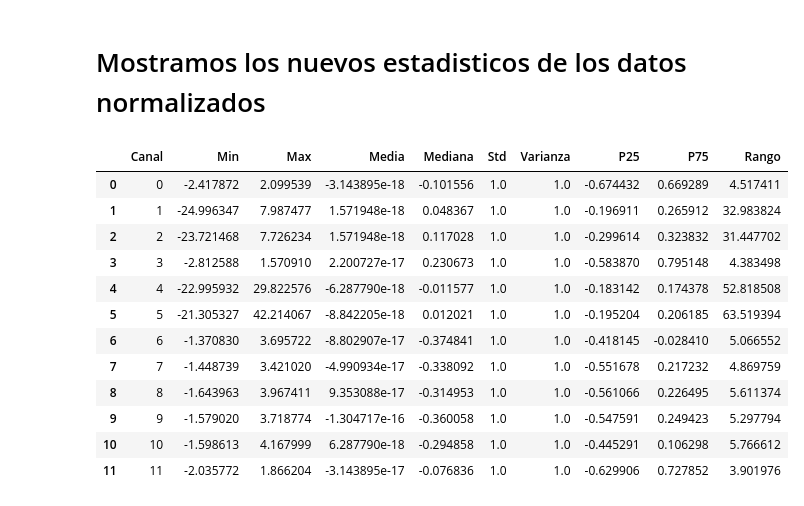
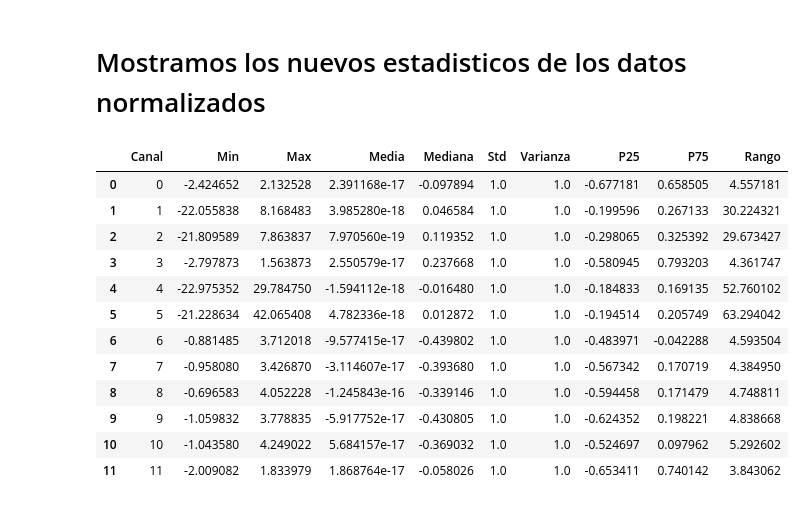
Before and after one commit to Edgarong17/Reto-Primer-Parcial-REHAB, a Jupyter notebook: Limpieza_de_datos_V2.ipynb, the cells around one changed output. Drawn from its saved outputs; the diff is of its cells as text; code cells hidden in the pictures.

```diff
--- a/Limpieza_de_datos_V2.ipynb
+++ b/Limpieza_de_datos_V2.ipynb
@@ -904,8 +938,10 @@ stds_train = np.zeros(num_canales)
 
 for canal in range(num_canales):
     valores_reales = []
+    sensor_idx = 0 if canal < 6 else 1
+
     for muestra in range(X_train.shape[0]):
-        longitud = t_train[muestra]
+        longitud = t_train[muestra, sensor_idx]
         señal = X_train[muestra, :longitud, canal]
         valores_reales.extend(señal)
 
@@ -921,15 +957,29 @@ scaler.var_ = stds_train ** 2
 # %% [markdown]
 Calculamos los estadisticos de media y de desviacion estandar de los canales del conjunto de entrenamiento considerando el padding. Se inicializa el scalador de StandardScaler utilizando estos valores.
 # %%
-
-# Funcion para transformar los datos con padding, aplicando el escalado solo a la porción de la señal que contiene datos reales
+# Función para transformar los datos manteniendo el padding en cero.
+# Cada grupo de 6 canales usa la longitud real de su propio sensor.
 def transformar_con_padding(X_data, t_real_data, scaler_fit):
     X_scaled = X_data.copy().astype(float)
+
     for muestra in range(X_data.shape[0]):
-        longitud = t_real_data[muestra]
-        # Escalamos únicamente la porción con señal real
-        X_scaled[muestra, :longitud, :] = scaler_fit.transform(X_data[muestra, :longitud, :])
-        # El resto (de 'longitud' en adelante) se mantiene como 0 (padding)
+        longitud_s1 = t_real_data[muestra, 0]
+        longitud_s2 = t_real_data[muestra, 1]
+
+        # Sensor 1: canales 0-5
+        if longitud_s1 > 0:
+            X_scaled[muestra, :longitud_s1, :6] = (
+                X_data[muestra, :longitud_s1, :6] - scaler_fit.mean_[:6]
+            ) / scaler_fit.scale_[:6]
+        X_scaled[muestra, longitud_s1:, :6] = 0
+
+        # Sensor 2: canales 6-11
+        if longitud_s2 > 0:
+            X_scaled[muestra, :longitud_s2, 6:] = (
+                X_data[muestra, :longitud_s2, 6:] - scaler_fit.mean_[6:]
+            ) / scaler_fit.scale_[6:]
+        X_scaled[muestra, longitud_s2:, 6:] = 0
+
     return X_scaled
 
 X_train_norm = transformar_con_padding(X_train, t_train, scaler)
@@ -937,44 +987,47 @@ X_test_norm = transformar_con_padding(X_test, t_test, scaler)
 # %% [markdown]
 # Mostramos los nuevos estadisticos de los datos normalizados
 # %%
-# Mostramos los estadisticos de los datos normalizados para verificar que la media sea cercana a 0 y la desviación estándar cercana a 1
+# Mostramos los estadísticos normalizados usando la longitud real del sensor
+# al que pertenece cada canal.
 estadisticas_norm = []
 
 for canal in range(X_train_norm.shape[2]):
     valores_reales = []
+    sensor_idx = 0 if canal < 6 else 1
+
     for muestra in range(X_train_norm.shape[0]):
-        longitud = t_train[muestra]
+        longitud = t_train[muestra, sensor_idx]
         señal = X_train_norm[muestra, :longitud, canal]
         valores_reales.extend(señal)
 
     valores_reales = np.array(valores_reales)
 
     estadisticas_norm.append({
         "Canal": canal,
         "Min": np.min(valores_reales),
         "Max": np.max(valores_reales),
         "Media": np.mean(valores_reales),
         "Mediana": np.median(valores_reales),
         "Std": np.std(valores_reales),
         "Varianza": np.var(valores_reales),
         "P25": np.percentile(valores_reales, 25),
         "P75": np.percentile(valores_reales, 75),
         "Rango": np.max(valores_reales) - np.min(valores_reales)
     })
 
 df_stats_norm = pd.DataFrame(estadisticas_norm)
 display(df_stats_norm)
 # %% [output]
 |  | Canal | Min | Max | Media | Mediana | Std | Varianza | P25 | P75 | Rango |
-| 0 | 0 | -2.417872 | 2.099539 | -3.143895e-18 | -0.101556 | 1.0 | 1.0 | -0.674432 | 0.669289 | 4.517411 |
-| 1 | 1 | -24.996347 | 7.987477 | 1.571948e-18 | 0.048367 | 1.0 | 1.0 | -0.196911 | 0.265912 | 32.983824 |
-| 2 | 2 | -23.721468 | 7.726234 | 1.571948e-18 | 0.117028 | 1.0 | 1.0 | -0.299614 | 0.323832 | 31.447702 |
-| 3 | 3 | -2.812588 | 1.570910 | 2.200727e-17 | 0.230673 | 1.0 | 1.0 | -0.583870 | 0.795148 | 4.383498 |
-| 4 | 4 | -22.995932 | 29.822576 | -6.287790e-18 | -0.011577 | 1.0 | 1.0 | -0.183142 | 0.174378 | 52.818508 |
-| 5 | 5 | -21.305327 | 42.214067 | -8.842205e-18 | 0.012021 | 1.0 | 1.0 | -0.195204 | 0.206185 | 63.519394 |
-| 6 | 6 | -1.370830 | 3.695722 | -8.802907e-17 | -0.374841 | 1.0 | 1.0 | -0.418145 | -0.028410 | 5.066552 |
-| 7 | 7 | -1.448739 | 3.421020 | -4.990934e-17 | -0.338092 | 1.0 | 1.0 | -0.551678 | 0.217232 | 4.869759 |
-| 8 | 8 | -1.643963 | 3.967411 | 9.353088e-17 | -0.314953 | 1.0 | 1.0 | -0.561066 | 0.226495 | 5.611374 |
-| 9 | 9 | -1.579020 | 3.718774 | -1.304717e-16 | -0.360058 | 1.0 | 1.0 | -0.547591 | 0.249423 | 5.297794 |
-| 10 | 10 | -1.598613 | 4.167999 | 6.287790e-18 | -0.294858 | 1.0 | 1.0 | -0.445291 | 0.106298 | 5.766612 |
-| 11 | 11 | -2.035772 | 1.866204 | -3.143895e-17 | -0.076836 | 1.0 | 1.0 | -0.629906 | 0.727852 | 3.901976 |
+| 0 | 0 | -2.424652 | 2.132528 | 2.391168e-17 | -0.097894 | 1.0 | 1.0 | -0.677181 | 0.658505 | 4.557181 |
+| 1 | 1 | -22.055838 | 8.168483 | 3.985280e-18 | 0.046584 | 1.0 | 1.0 | -0.199596 | 0.267133 | 30.224321 |
+| 2 | 2 | -21.809589 | 7.863837 | 7.970560e-19 | 0.119352 | 1.0 | 1.0 | -0.298065 | 0.325392 | 29.673427 |
+| 3 | 3 | -2.797873 | 1.563873 | 2.550579e-17 | 0.237668 | 1.0 | 1.0 | -0.580945 | 0.793203 | 4.361747 |
+| 4 | 4 | -22.975352 | 29.784750 | -1.594112e-18 | -0.016480 | 1.0 | 1.0 | -0.184833 | 0.169135 | 52.760102 |
+| 5 | 5 | -21.228634 | 42.065408 | 4.782336e-18 | 0.012872 | 1.0 | 1.0 | -0.194514 | 0.205749 | 63.294042 |
+| 6 | 6 | -0.881485 | 3.712018 | -9.577415e-17 | -0.439802 | 1.0 | 1.0 | -0.483971 | -0.042288 | 4.593504 |
+| 7 | 7 | -0.958080 | 3.426870 | -3.114607e-17 | -0.393680 | 1.0 | 1.0 | -0.567342 | 0.170719 | 4.384950 |
+| 8 | 8 | -0.696583 | 4.052228 | -1.245843e-16 | -0.339146 | 1.0 | 1.0 | -0.594458 | 0.171479 | 4.748811 |
+| 9 | 9 | -1.059832 | 3.778835 | -5.917752e-17 | -0.430805 | 1.0 | 1.0 | -0.624352 | 0.198221 | 4.838668 |
+| 10 | 10 | -1.043580 | 4.249022 | 5.684157e-17 | -0.369032 | 1.0 | 1.0 | -0.524697 | 0.097962 | 5.292602 |
+| 11 | 11 | -2.009082 | 1.833979 | 1.868764e-17 | -0.058026 | 1.0 | 1.0 | -0.653411 | 0.740142 | 3.843062 |
```
Also changed, not shown: parts of 9 cells of this notebook.
